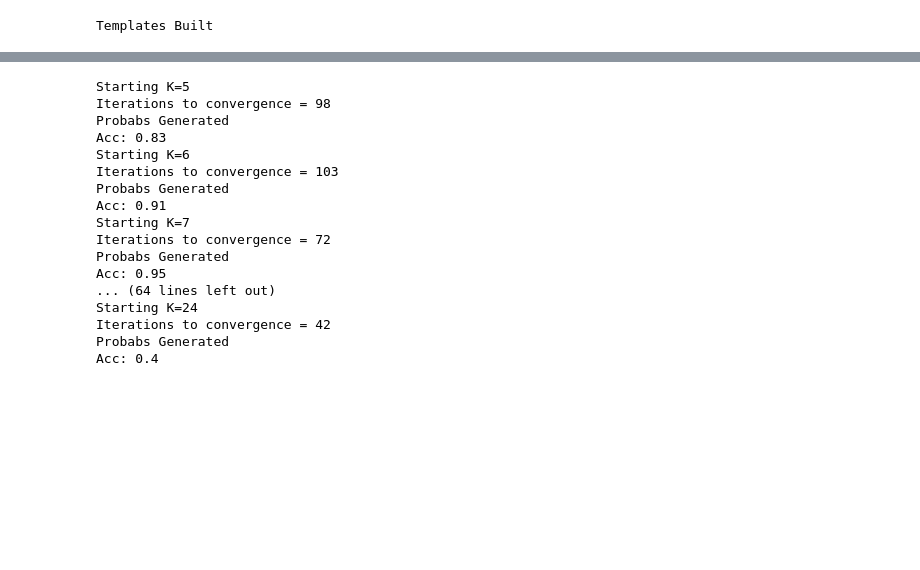
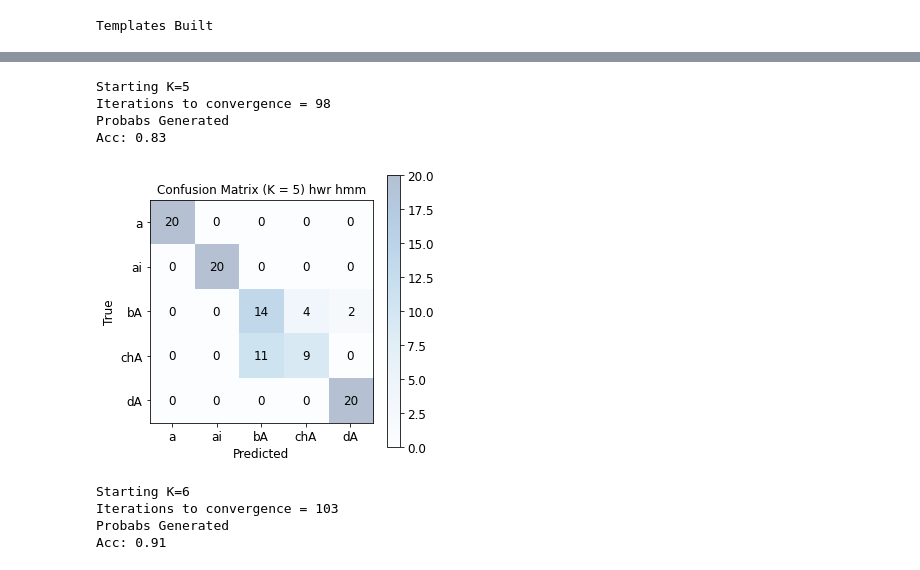
Before and after one commit to nihalgeorge01/CS5691-Submissions, a Jupyter notebook: A3/B_hmm/B_hmm_notebook.ipynb, the cells around one changed output, grey strips where cells are left out. Saved outputs shown, nothing was run; the diff lists cells and outputs as text; code cells hidden in the pictures; blank space fills up the shorter version.

Commit message:
Add ROC, DET, Conf Mats for HMM

```diff
--- a/A3/B_hmm/B_hmm_notebook.ipynb
+++ b/A3/B_hmm/B_hmm_notebook.ipynb
@@ -622,20 +623,32 @@ for let in letters:
 def generate_model_files():
     pass
 # %%
-# MFCC HMM
+# HWR HMM
 # K = 10
 acc_vs_k = []
+pr_type = 'hwr'
+algo = 'hmm'
 k_range = list(range(5,25))
+posts_ll = {}
+sorted_cls = sorted(list(train_feats.keys()))
+cl_to_ind = {cl:sorted_cls.index(cl) for cl in sorted_cls}
 for K in k_range:
     print(f"Starting K={K}")
+
+    # List of copy examples for ROC calc later
+    posts_ll[K] = []
+    posts_list_k = []
+
+    cl_ct = len(list(train_feats.keys()))
+
     # Quantized
     means_train, syms_train = quantize_train(train_feats, K)
     # print(means_train)
     syms_dev = quantize_with_means(dev_feats, means_train)
 
     # Write symbols to sequences file for HMM C++
-    write_syms(syms_train, 'hwr_train')
-    write_syms(syms_dev, 'hwr_dev')
+    write_syms(syms_train, f'{pr_type}_train')
+    write_syms(syms_dev, f'{pr_type}_dev')
 
     # Set initial params for each class-specific HMM
     # Assume left-to-right HMM, and each state modelled by unimodal Gaussian
@@ -644,7 +657,7 @@ for K in k_range:
     # Call HMM C++ trainer, get trained models for each class
     for cl in sorted(list(train_feats.keys())):
 
-        sp = subprocess.run(["wsl", "cd", "HMM-Code;", "./train_hmm", f"./hwr_train/{cl}.txt", "1234", f"{K}", f"{K}", "0.01"], shell=True, capture_output=True)
+        sp = subprocess.run(["wsl", "cd", "HMM-Code;", "./train_hmm", f"./{pr_type}_train/{cl}.txt", "1234", f"{K}", f"{K}", "0.01"], shell=True, capture_output=True)
         # print(sp.stdout.decode('utf-8'))
         # print("Errors:", sp.stderr.decode('utf-8'))
 
@@ -654,47 +667,73 @@ for K in k_range:
         dev_cl_fns = sorted(list(dev_feats[dev_cl].keys()))
         dev_cl_fns_ind = {dev_fn:dev_cl_fns.index(dev_fn) for dev_fn in dev_cl_fns}
         preds[dev_cl] = {dev_ex:{} for dev_ex in dev_cl_fns}
-        for train_cl in train_feats.keys():
-            sp = subprocess.run(["wsl", "cd", "HMM-Code;", "./test_hmm", f"./hwr_dev/{dev_cl}.txt", f"./hwr_train/{train_cl}.txt.hmm"], shell=True, capture_output=True)
+        for train_cl in sorted(list(train_feats.keys())):
+            sp = subprocess.run(["wsl", "cd", "HMM-Code;", "./test_hmm", f"./{pr_type}_dev/{dev_cl}.txt", f"./{pr_type}_train/{train_cl}.txt.hmm"], shell=True, capture_output=True)
             # print(sp.stdout.decode('utf-8'))
             out = sp.stdout.decode('utf-8')
             out_lst = out.split('\n')
             out_lst = [line for line in out_lst if line[:5]=='alpha']
             out_lst = [float(line.split(' ')[4]) for line in out_lst]
             # print(out_lst)
+
             for dev_ex in dev_cl_fns:
                 preds[dev_cl][dev_ex][train_cl] = out_lst[dev_cl_fns_ind[dev_ex]]
+                posts_list_k.append([out_lst[dev_cl_fns_ind[dev_ex]],train_cl,dev_cl])
             # print("Errors (if any):", sp.stderr.decode('utf-8'))
             # print("-----------------------------------------------")
     print("Probabs Generated")
 
     correct = 0
     total = 0
-    for dev_cl in sorted(list(preds.keys())):
-        for dev_fn in sorted(list(preds[dev_cl].keys())):
+    conf_mat = np.zeros([cl_ct, cl_ct])
+    preds_keys = sorted(list(preds.keys()))
+    for i in range(cl_ct):
+        dev_cl = preds_keys[i]
+        preds_cl_keys = sorted(list(preds[dev_cl].keys()))
+        for j in range(len(preds_cl_keys)):
+            dev_fn = preds_cl_keys[j]
             probs_here = preds[dev_cl][dev_fn]
             pred_cl = max(probs_here, key=probs_here.get)
+            conf_mat[i,cl_to_ind[pred_cl]] += 1
             if pred_cl == dev_cl:
                 correct += 1
             total += 1
     acc = correct/total
     print(f"Acc: {acc}")
     acc_vs_k.append(acc)
+
+    posts_ll[K] = posts_list_k.copy()
+    # Plot Confusion Matrix
+    sf = 2
+    fig = plt.figure(figsize=(2.5*sf,2.5*sf))
+    plt.clf()
+    ax = fig.add_subplot(111)
+    ax.set_aspect(1)
+    res = ax.imshow(conf_mat, cmap=plt.cm.Blues, alpha=0.3,
+                    interpolation='nearest')
+
+    width, height = conf_mat.shape
+
+    for x in range(width):
+        for y in range(height):
+            ax.annotate(str(int(conf_mat[x][y])), xy=(y, x), ha='center', va='center', size=6*sf)
+
+    cb = fig.colorbar(res)
+    cb.ax.tick_params(labelsize=6*sf)
+    plt.xticks(range(width), sorted_cls, fontsize=6*sf)
+    plt.yticks(range(height), sorted_cls, fontsize=6*sf)
+    plt.xlabel('Predicted', fontsize=6*sf)
+    plt.ylabel('True', fontsize=6*sf)
+    plt.title(f"Confusion Matrix (K = {K}) {pr_type} {algo}", fontsize=6*sf)
+    plt.savefig(f'./Plots/conf_{pr_type}_{algo}_{K}.png', format='png')
+    plt.show()
 # %% [output]
 Starting K=5
 Iterations to convergence = 98
 Probabs Generated
 Acc: 0.83
-Starting K=6
-Iterations to convergence = 103
-Probabs Generated
-Acc: 0.91
-Starting K=7
-Iterations to convergence = 72
-Probabs Generated
-Acc: 0.95
-... (64 lines left out)
-Starting K=24
-Iterations to convergence = 42
-Probabs Generated
-Acc: 0.4
+[figure, added]
+Starting K=6
+Iterations to convergence = 103
+Probabs Generated
+Acc: 0.91
```
Also changed, not shown: parts of 15 cells of this notebook, 47 other files.
